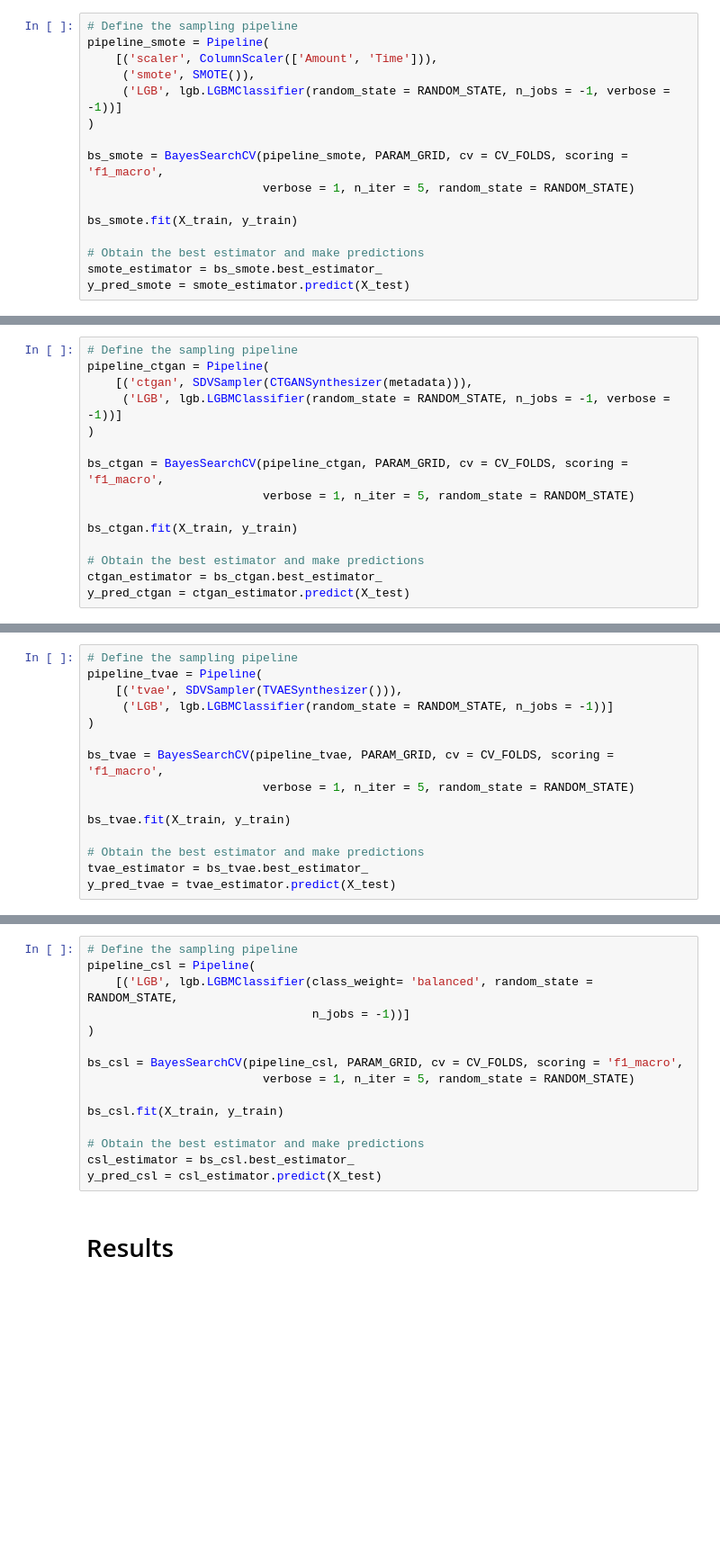
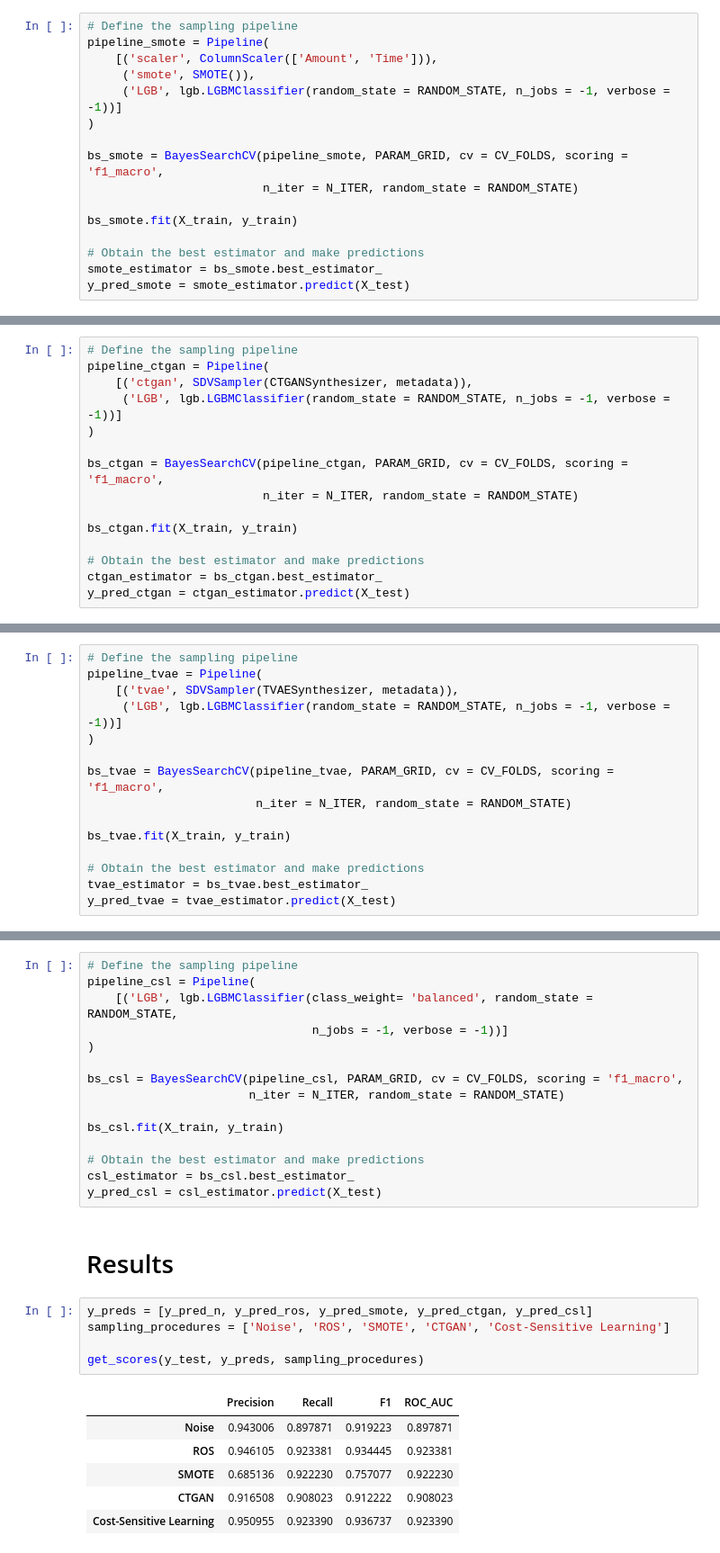
Before and after one commit to TayyipAltan/imbalanced_synth, a Jupyter notebook: notebooks/results.ipynb, the cells around one changed output, grey strips where cells are left out. Shown at 90% size. Drawn from its saved outputs; the diff is of its cells as text; blank space fills up the shorter version.

Commit message:
Final results excluding TVAE

```diff
--- a/notebooks/results.ipynb
+++ b/notebooks/results.ipynb
@@ -183,7 +170,7 @@ pipeline_smote = Pipeline(
 )
 
 bs_smote = BayesSearchCV(pipeline_smote, PARAM_GRID, cv = CV_FOLDS, scoring = 'f1_macro',
-                         verbose = 1, n_iter = 5, random_state = RANDOM_STATE)
+                         n_iter = N_ITER, random_state = RANDOM_STATE)
 
 bs_smote.fit(X_train, y_train)
 
@@ -207,12 +190,12 @@ I will use the CTGAN synthesizer in this case with default parameters and withou
 # %%
 # Define the sampling pipeline
 pipeline_ctgan = Pipeline(
-    [('ctgan', SDVSampler(CTGANSynthesizer(metadata))),
+    [('ctgan', SDVSampler(CTGANSynthesizer, metadata)),
      ('LGB', lgb.LGBMClassifier(random_state = RANDOM_STATE, n_jobs = -1, verbose = -1))]
 )
 
 bs_ctgan = BayesSearchCV(pipeline_ctgan, PARAM_GRID, cv = CV_FOLDS, scoring = 'f1_macro',
-                         verbose = 1, n_iter = 5, random_state = RANDOM_STATE)
+                         n_iter = N_ITER, random_state = RANDOM_STATE)
 
 bs_ctgan.fit(X_train, y_train)
 
@@ -233,12 +209,12 @@ I will also use the TVAE Synthesizer. Again, there will be no hyperparameter tun
 # %%
 # Define the sampling pipeline
 pipeline_tvae = Pipeline(
-    [('tvae', SDVSampler(TVAESynthesizer())),
-     ('LGB', lgb.LGBMClassifier(random_state = RANDOM_STATE, n_jobs = -1))]
+    [('tvae', SDVSampler(TVAESynthesizer, metadata)),
+     ('LGB', lgb.LGBMClassifier(random_state = RANDOM_STATE, n_jobs = -1, verbose = -1))]
 )
 
 bs_tvae = BayesSearchCV(pipeline_tvae, PARAM_GRID, cv = CV_FOLDS, scoring = 'f1_macro',
-                         verbose = 1, n_iter = 5, random_state = RANDOM_STATE)
+                        n_iter = N_ITER, random_state = RANDOM_STATE)
 
 bs_tvae.fit(X_train, y_train)
 
@@ -261,11 +239,11 @@ The pipeline then becomes
 # Define the sampling pipeline
 pipeline_csl = Pipeline(
     [('LGB', lgb.LGBMClassifier(class_weight= 'balanced', random_state = RANDOM_STATE,
-                                n_jobs = -1))]
+                                n_jobs = -1, verbose = -1))]
 )
 
 bs_csl = BayesSearchCV(pipeline_csl, PARAM_GRID, cv = CV_FOLDS, scoring = 'f1_macro',
-                         verbose = 1, n_iter = 5, random_state = RANDOM_STATE)
+                       n_iter = N_ITER, random_state = RANDOM_STATE)
 
 bs_csl.fit(X_train, y_train)
 
@@ -274,3 +252,15 @@ csl_estimator = bs_csl.best_estimator_
 y_pred_csl = csl_estimator.predict(X_test)
 # %% [markdown]
 # Results
+# %%
+y_preds = [y_pred_n, y_pred_ros, y_pred_smote, y_pred_ctgan, y_pred_csl]
+sampling_procedures = ['Noise', 'ROS', 'SMOTE', 'CTGAN', 'Cost-Sensitive Learning']
+
+get_scores(y_test, y_preds, sampling_procedures)
+# %% [output]
+|  | Precision | Recall | F1 | ROC_AUC |
+| Noise | 0.943006 | 0.897871 | 0.919223 | 0.897871 |
+| ROS | 0.946105 | 0.923381 | 0.934445 | 0.923381 |
+| SMOTE | 0.685136 | 0.922230 | 0.757077 | 0.922230 |
+| CTGAN | 0.916508 | 0.908023 | 0.912222 | 0.908023 |
+| Cost-Sensitive Learning | 0.950955 | 0.923390 | 0.936737 | 0.923390 |
```
Also changed, not shown: parts of 10 cells of this notebook.
